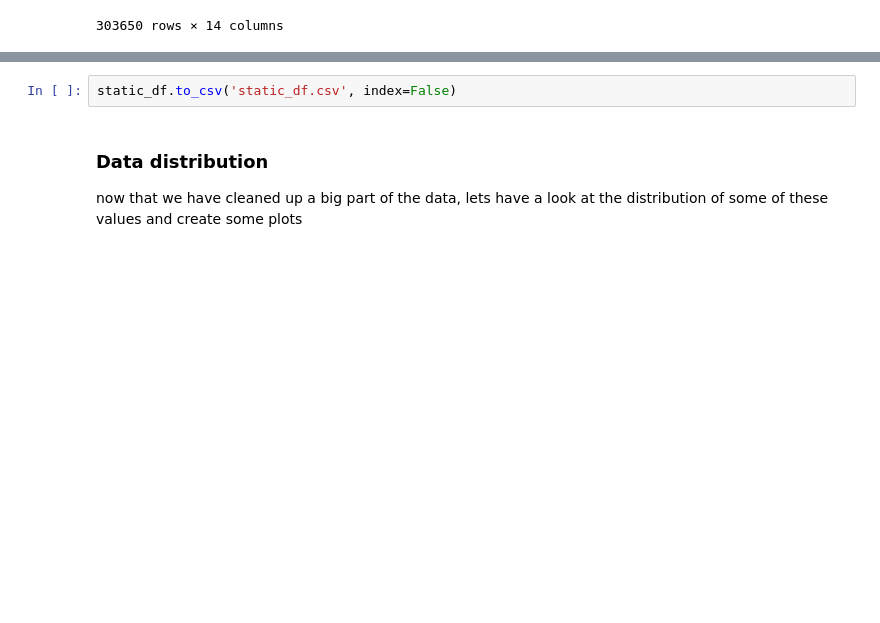
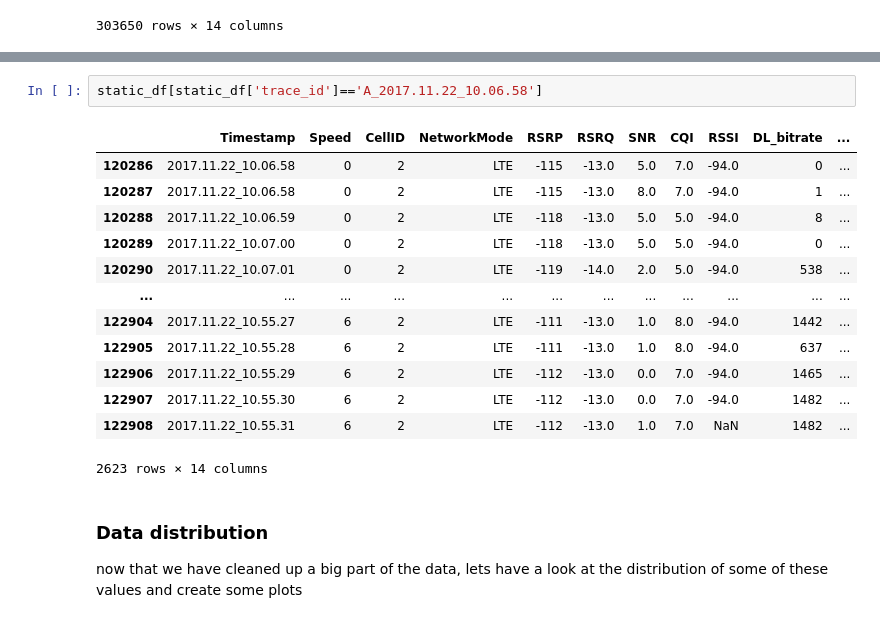
Before and after one commit to mees707/Thesis, a Jupyter notebook: code/EDA/Exploratory Data Analysis.ipynb, the cells around one changed output, grey strips where cells are left out. Cells and saved outputs as stored; diff of their text form; blank space fills up the shorter version.

```diff
--- a/code/EDA/Exploratory Data Analysis.ipynb
+++ b/code/EDA/Exploratory Data Analysis.ipynb
@@ -239,5 +225,19 @@ static_df = cleaned_df[cleaned_df['transportation_type']=='static']
 # %%
-static_df.to_csv('static_df.csv', index=False)
+static_df[static_df['trace_id']=='A_2017.11.22_10.06.58']
+# %% [output]
+|  | Timestamp | Speed | CellID | NetworkMode | RSRP | RSRQ | SNR | CQI | RSSI | DL_bitrate | ... |
+| 120286 | 2017.11.22_10.06.58 | 0 | 2 | LTE | -115 | -13.0 | 5.0 | 7.0 | -94.0 | 0 | ... |
+| 120287 | 2017.11.22_10.06.58 | 0 | 2 | LTE | -115 | -13.0 | 8.0 | 7.0 | -94.0 | 1 | ... |
+| 120288 | 2017.11.22_10.06.59 | 0 | 2 | LTE | -118 | -13.0 | 5.0 | 5.0 | -94.0 | 8 | ... |
+| 120289 | 2017.11.22_10.07.00 | 0 | 2 | LTE | -118 | -13.0 | 5.0 | 5.0 | -94.0 | 0 | ... |
+| 120290 | 2017.11.22_10.07.01 | 0 | 2 | LTE | -119 | -14.0 | 2.0 | 5.0 | -94.0 | 538 | ... |
+| ... | ... | ... | ... | ... | ... | ... | ... | ... | ... | ... | ... |
+| 122904 | 2017.11.22_10.55.27 | 6 | 2 | LTE | -111 | -13.0 | 1.0 | 8.0 | -94.0 | 1442 | ... |
+| 122905 | 2017.11.22_10.55.28 | 6 | 2 | LTE | -111 | -13.0 | 1.0 | 8.0 | -94.0 | 637 | ... |
+| 122906 | 2017.11.22_10.55.29 | 6 | 2 | LTE | -112 | -13.0 | 0.0 | 7.0 | -94.0 | 1465 | ... |
+| 122907 | 2017.11.22_10.55.30 | 6 | 2 | LTE | -112 | -13.0 | 0.0 | 7.0 | -94.0 | 1482 | ... |
+| 122908 | 2017.11.22_10.55.31 | 6 | 2 | LTE | -112 | -13.0 | 1.0 | 7.0 | NaN | 1482 | ... |
+2623 rows × 14 columns
 # %% [markdown]
 ### Data distribution
 
```
Also changed, not shown: parts of 1 cell of this notebook, 5 other files.
